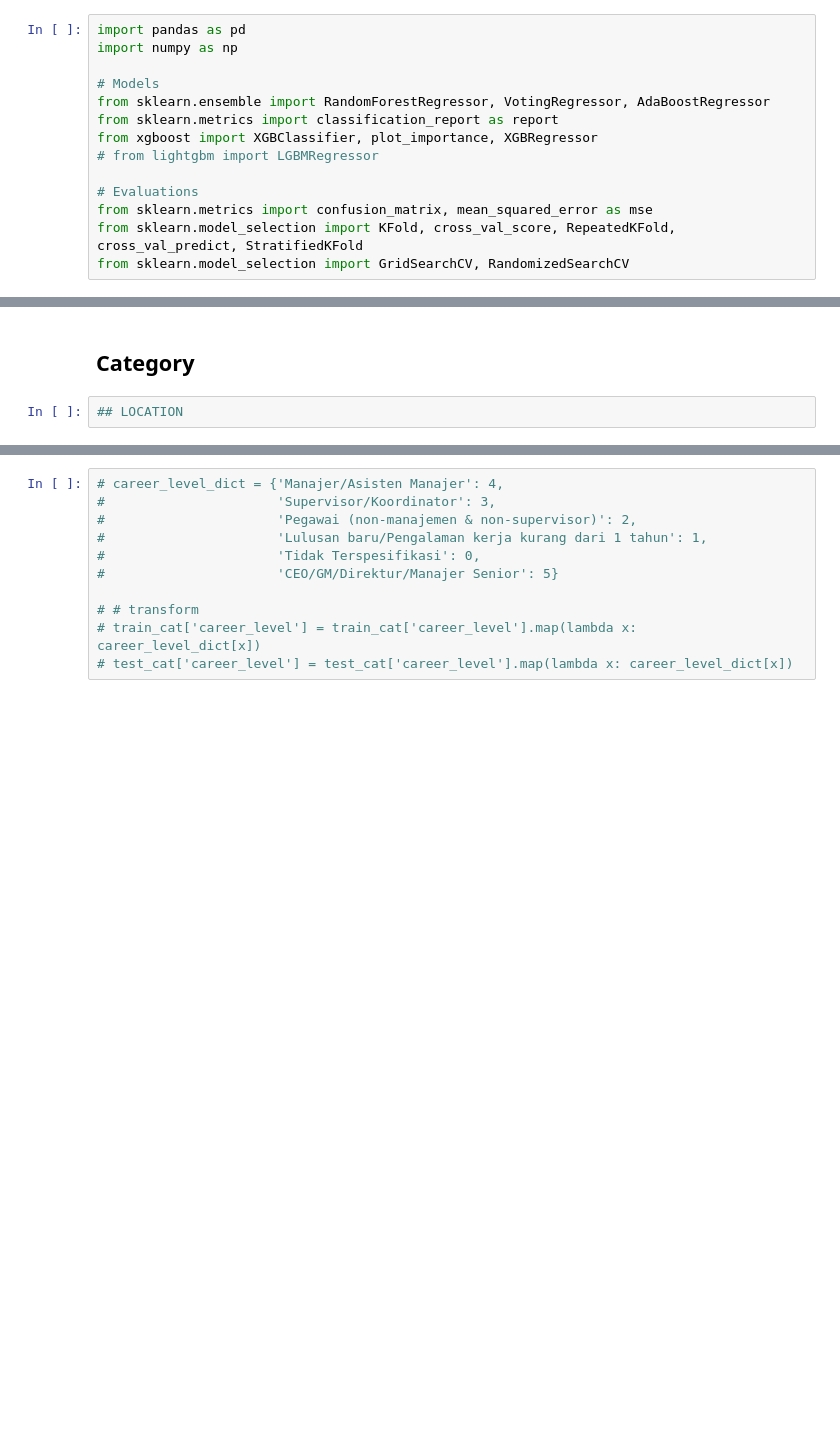
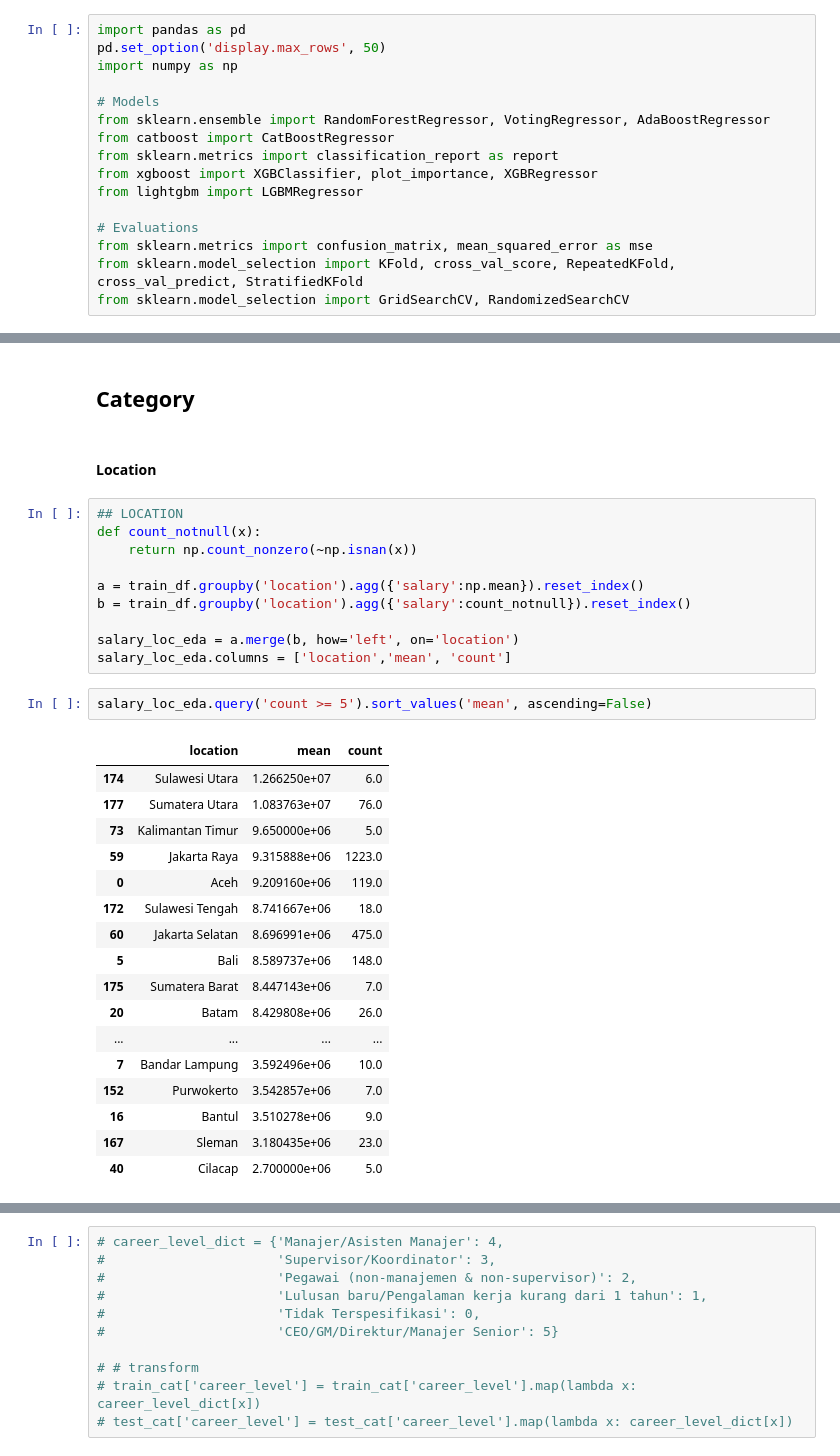
Before and after one commit to imavv/FINDIT_2022, a Jupyter notebook: findit ama.ipynb, the cells around one changed output, grey strips where cells are left out. Cells and saved outputs as stored; diff of their text form; blank space fills up the shorter version.

```diff
--- a/findit ama.ipynb
+++ b/findit ama.ipynb
@@ -4,12 +4,14 @@ os.sys.path.append('/Users/atmavidyavirananda/Desktop/FIND IT 2022/findit_env/li
 # %%
 import pandas as pd
+pd.set_option('display.max_rows', 50)
 import numpy as np
 
 # Models
 from sklearn.ensemble import RandomForestRegressor, VotingRegressor, AdaBoostRegressor
+from catboost import CatBoostRegressor
 from sklearn.metrics import classification_report as report
 from xgboost import XGBClassifier, plot_importance, XGBRegressor
-# from lightgbm import LGBMRegressor
+from lightgbm import LGBMRegressor
 
 # Evaluations
 from sklearn.metrics import confusion_matrix, mean_squared_error as mse
@@ -117,4 +123,34 @@ del test_num['company_size']
 # %% [markdown]
 ## Category
+# %% [markdown]
+#### Location
 # %%
 ## LOCATION
+def count_notnull(x):
+    return np.count_nonzero(~np.isnan(x))
+
+a = train_df.groupby('location').agg({'salary':np.mean}).reset_index()
+b = train_df.groupby('location').agg({'salary':count_notnull}).reset_index()
+
+salary_loc_eda = a.merge(b, how='left', on='location')
+salary_loc_eda.columns = ['location','mean', 'count']
+# %%
+salary_loc_eda.query('count >= 5').sort_values('mean', ascending=False)
+# %% [output]
+|  | location | mean | count |
+| 174 | Sulawesi Utara | 1.266250e+07 | 6.0 |
+| 177 | Sumatera Utara | 1.083763e+07 | 76.0 |
+| 73 | Kalimantan Timur | 9.650000e+06 | 5.0 |
+| 59 | Jakarta Raya | 9.315888e+06 | 1223.0 |
+| 0 | Aceh | 9.209160e+06 | 119.0 |
+| 172 | Sulawesi Tengah | 8.741667e+06 | 18.0 |
+| 60 | Jakarta Selatan | 8.696991e+06 | 475.0 |
+| 5 | Bali | 8.589737e+06 | 148.0 |
+| 175 | Sumatera Barat | 8.447143e+06 | 7.0 |
+| 20 | Batam | 8.429808e+06 | 26.0 |
+| ... | ... | ... | ... |
+| 7 | Bandar Lampung | 3.592496e+06 | 10.0 |
+| 152 | Purwokerto | 3.542857e+06 | 7.0 |
+| 16 | Bantul | 3.510278e+06 | 9.0 |
+| 167 | Sleman | 3.180435e+06 | 23.0 |
+| 40 | Cilacap | 2.700000e+06 | 5.0 |
```
Also changed, not shown: parts of 41 cells of this notebook.
